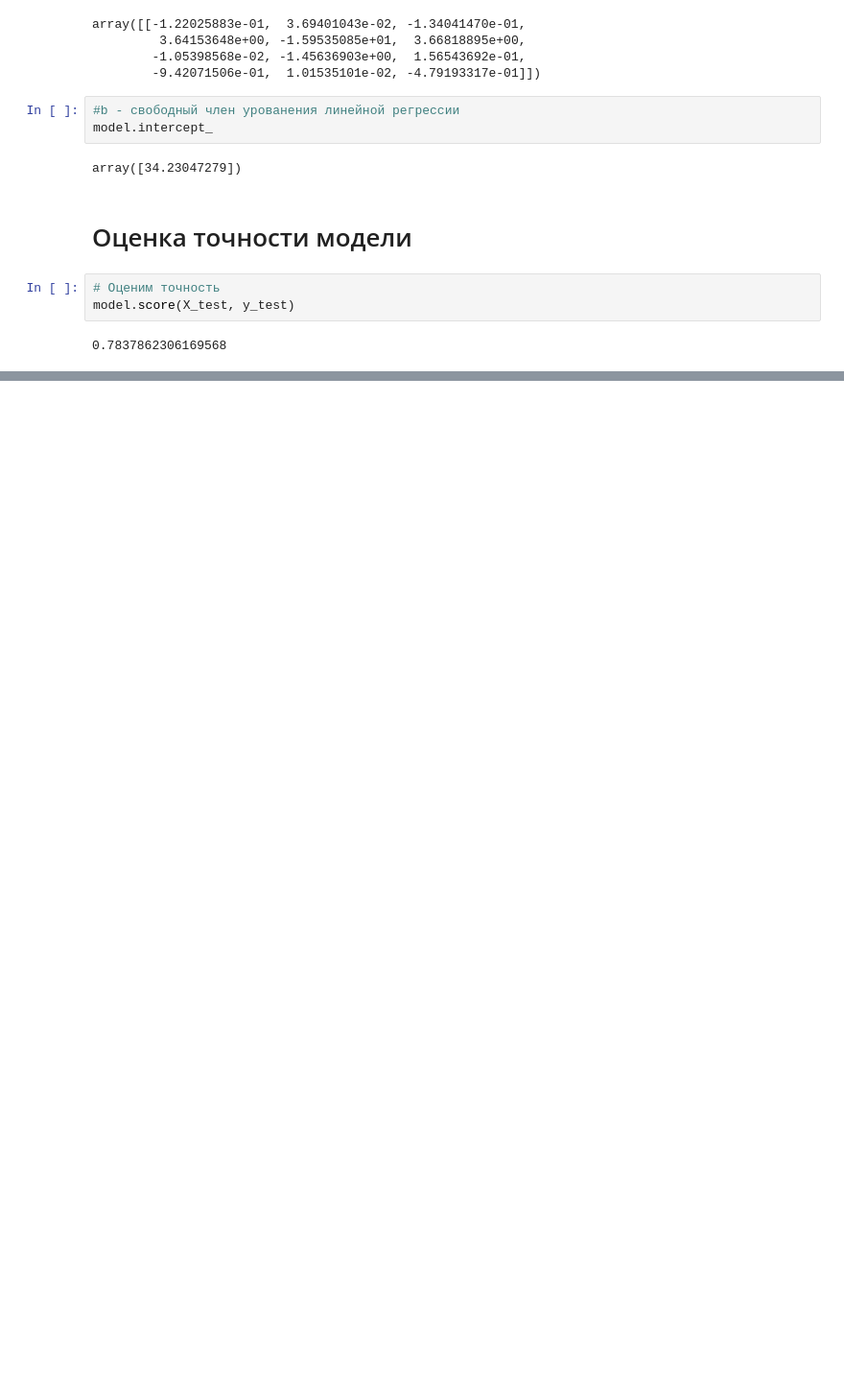
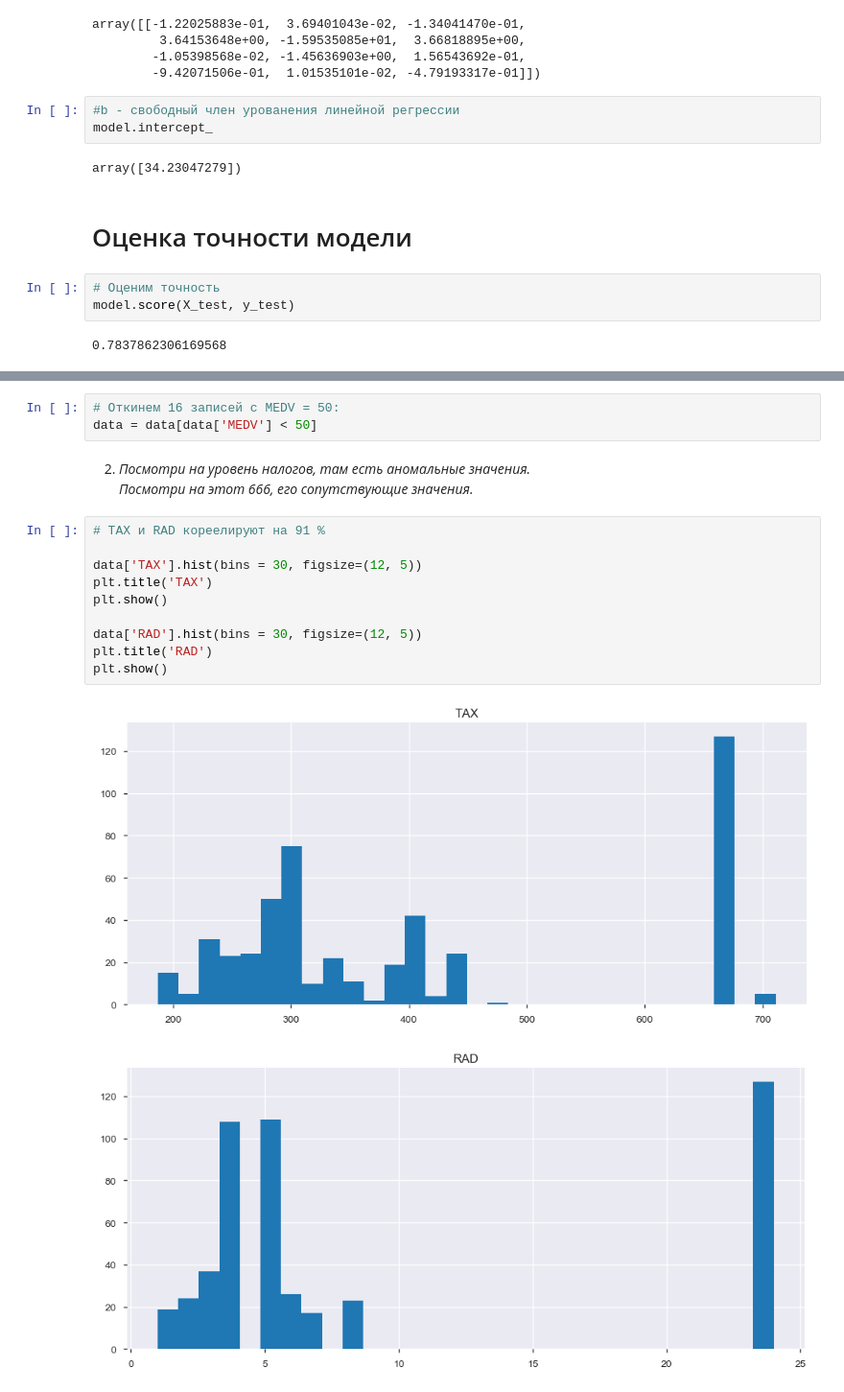
Before and after one commit to Timax/netology_feature_engineering, a Jupyter notebook: hw_2.ipynb, the cells around one changed output, grey strips where cells are left out. Shown at 96% size. Drawn from its saved outputs; the diff is of its cells as text; blank space fills up the shorter version.

```diff
--- a/hw_2.ipynb
+++ b/hw_2.ipynb
@@ -187,0 +219,19 @@ model.score(X1_test, y1_test)
+# %%
+# Откинем 16 записей с MEDV = 50:
+data = data[data['MEDV'] < 50]
+# %% [markdown]
+2. *Посмотри на уровень налогов, там есть аномальные значения. <br>
+Посмотри на этот 666, его сопутствующие значения.*
+# %%
+# TAX и RAD кореелируют на 91 %
+
+data['TAX'].hist(bins = 30, figsize=(12, 5))
+plt.title('TAX')
+plt.show()
+
+data['RAD'].hist(bins = 30, figsize=(12, 5))
+plt.title('RAD')
+plt.show()
+# %% [output]
+[figure, added]
+[figure, added]
```
Also changed, not shown: parts of 15 cells of this notebook.
